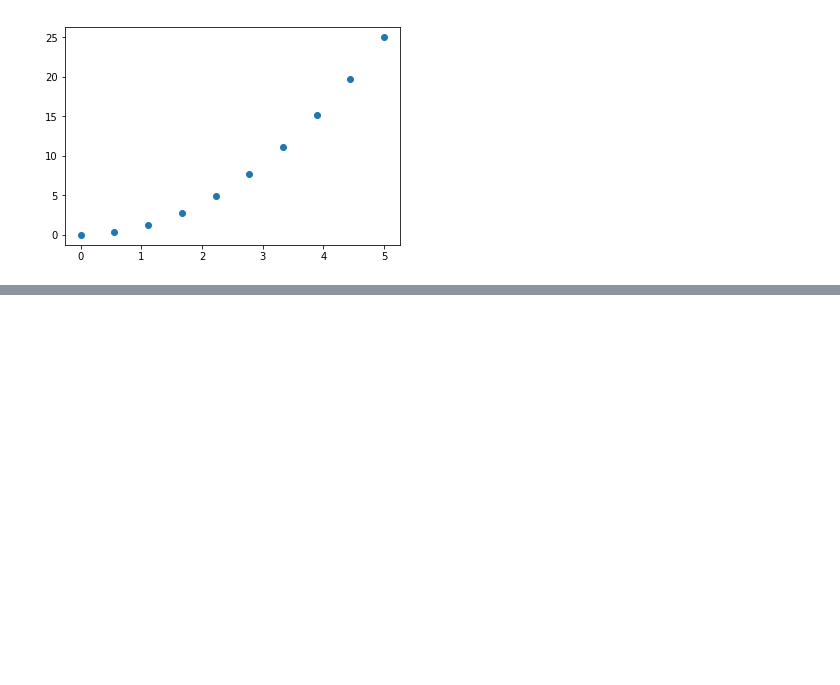
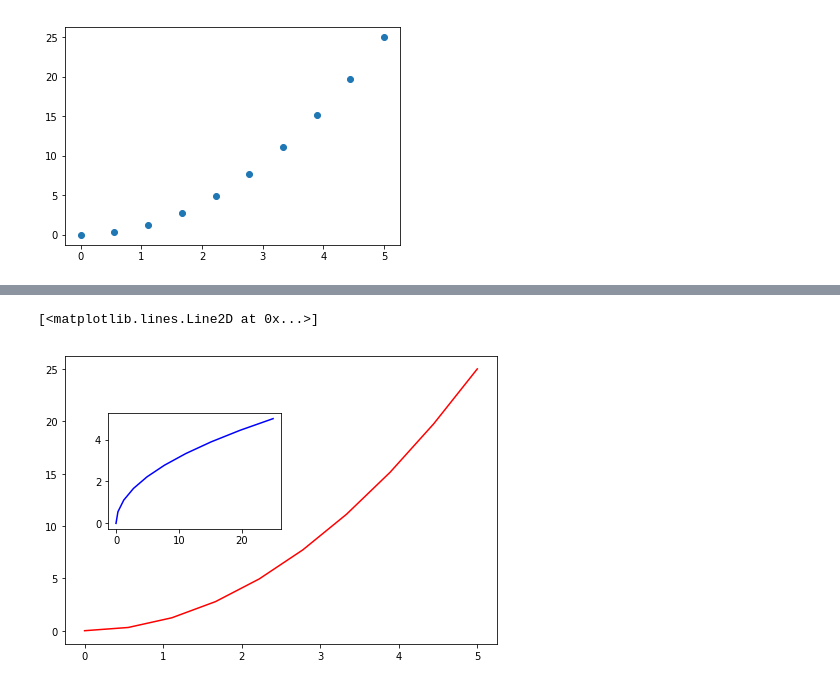
Before and after one commit to Meghashyamt/python, a Jupyter notebook: matplotlib.ipynb, the cells around one changed output, grey strips where cells are left out. Cells and saved outputs as stored; diff of their text form; code cells hidden in the pictures; blank space fills up the shorter version.

```diff
--- a/matplotlib.ipynb
+++ b/matplotlib.ipynb
@@ -107,0 +130,9 @@ plt.scatter(x,y)
+# %%
+fig=plt.figure()
+axes=fig.add_axes([0.1,0.1,1,1])
+axes1=fig.add_axes([0.2,0.5,0.4,0.4])
+axes.plot(x,y,'r')
+axes1.plot(y,x,'b')
+# %% [output]
+[<matplotlib.lines.Line2D at 0x...>]
+[figure, added]
```
Also changed, not shown: parts of 15 cells of this notebook.
